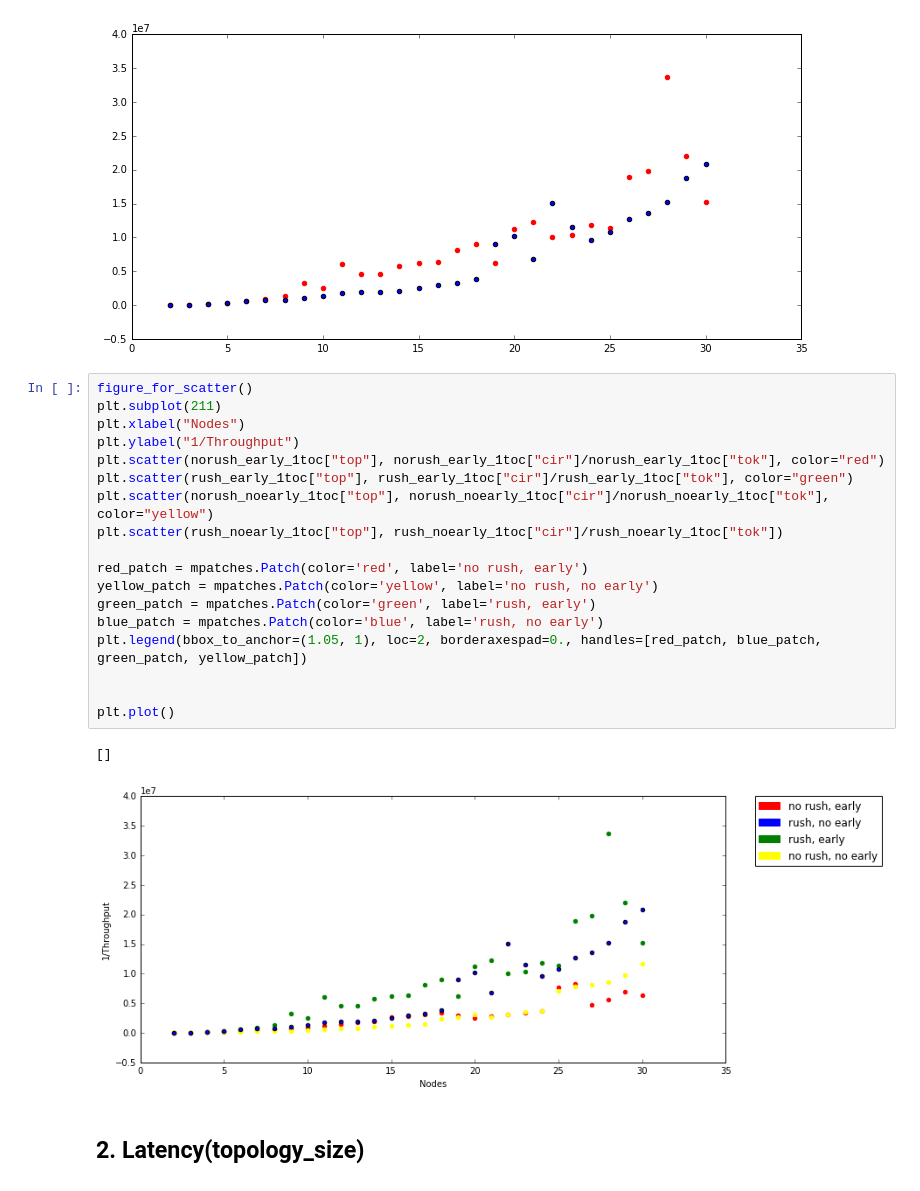
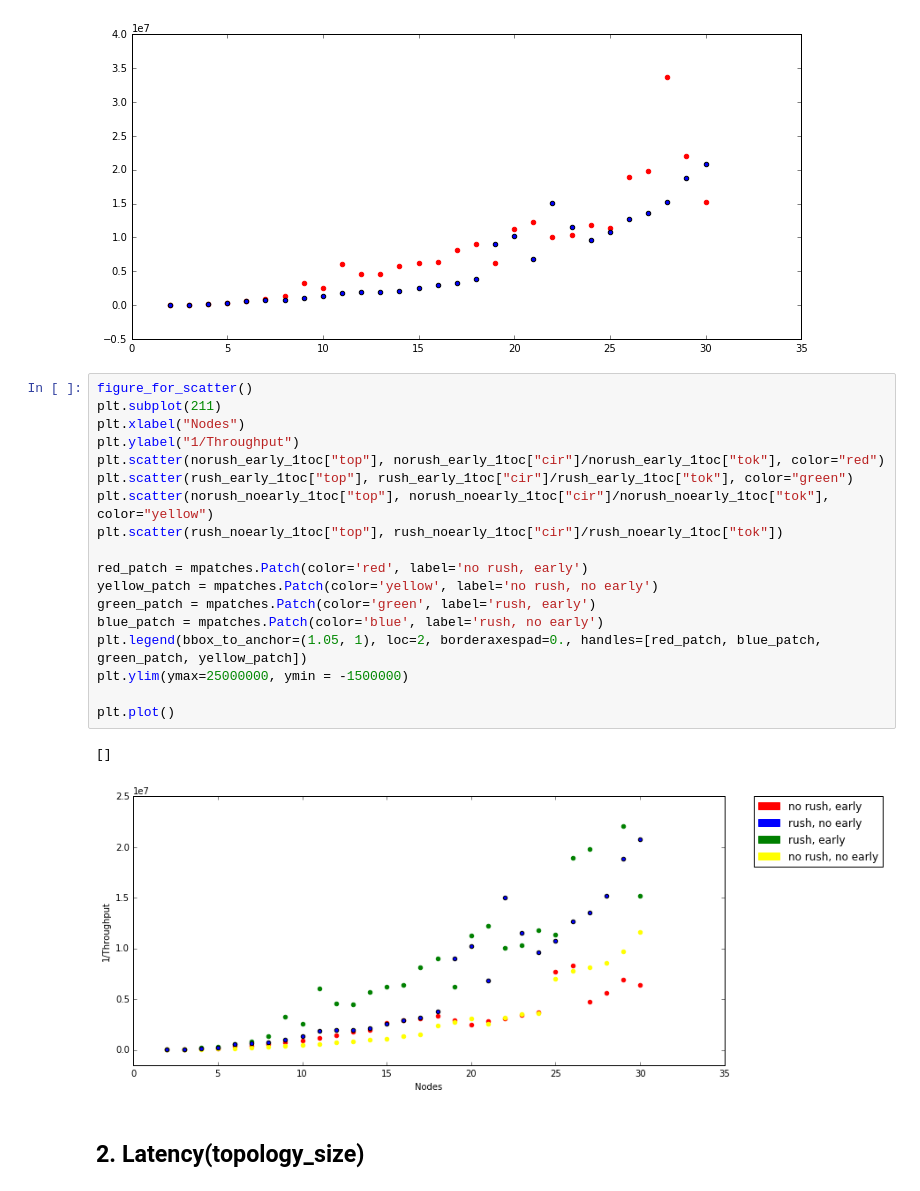
Before and after one commit to mrGlebao/TokenRing, a Jupyter notebook: research/MetaNotebookProcess.ipynb, the cells around one changed output. Cells and saved outputs as stored; diff of their text form.

```diff
--- a/research/MetaNotebookProcess.ipynb
+++ b/research/MetaNotebookProcess.ipynb
@@ -136,24 +136,24 @@ plt.plot()
 # %%
 figure_for_scatter()
 plt.subplot(211)
 plt.xlabel("Nodes")
 plt.ylabel("1/Throughput")
 plt.scatter(norush_early_1toc["top"], norush_early_1toc["cir"]/norush_early_1toc["tok"], color="red")
 plt.scatter(rush_early_1toc["top"], rush_early_1toc["cir"]/rush_early_1toc["tok"], color="green")
 plt.scatter(norush_noearly_1toc["top"], norush_noearly_1toc["cir"]/norush_noearly_1toc["tok"], color="yellow")
 plt.scatter(rush_noearly_1toc["top"], rush_noearly_1toc["cir"]/rush_noearly_1toc["tok"])
 
 red_patch = mpatches.Patch(color='red', label='no rush, early')
 yellow_patch = mpatches.Patch(color='yellow', label='no rush, no early')
 green_patch = mpatches.Patch(color='green', label='rush, early')
 blue_patch = mpatches.Patch(color='blue', label='rush, no early')
 plt.legend(bbox_to_anchor=(1.05, 1), loc=2, borderaxespad=0., handles=[red_patch, blue_patch, green_patch, yellow_patch])
-
+plt.ylim(ymax=25000000, ymin = -1500000)
 
 plt.plot()
 # %% [output]
 []
-[figure, old version]
+[figure, new version]
 # %% [markdown]
 ## 2. Latency(topology_size)
 # %%
```
Also changed, not shown: parts of 2 cells of this notebook.
